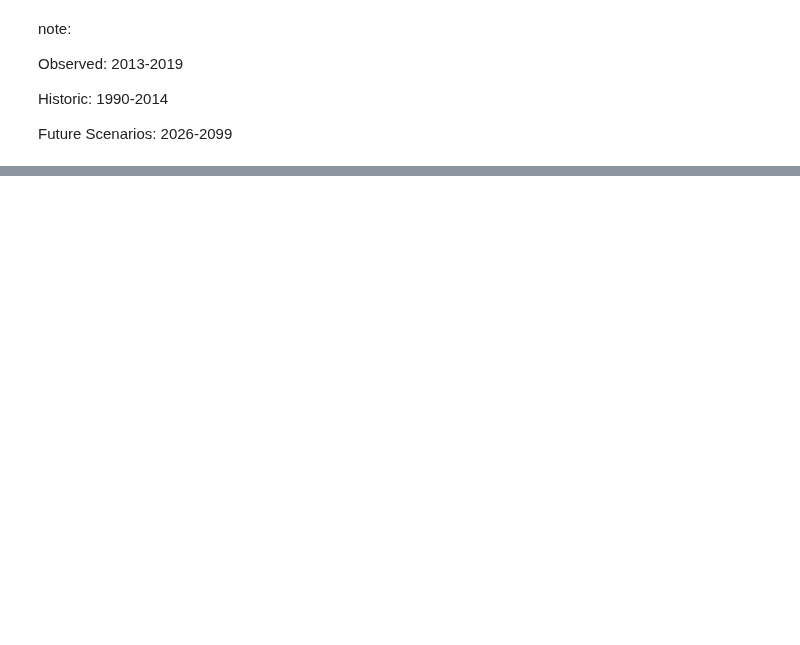
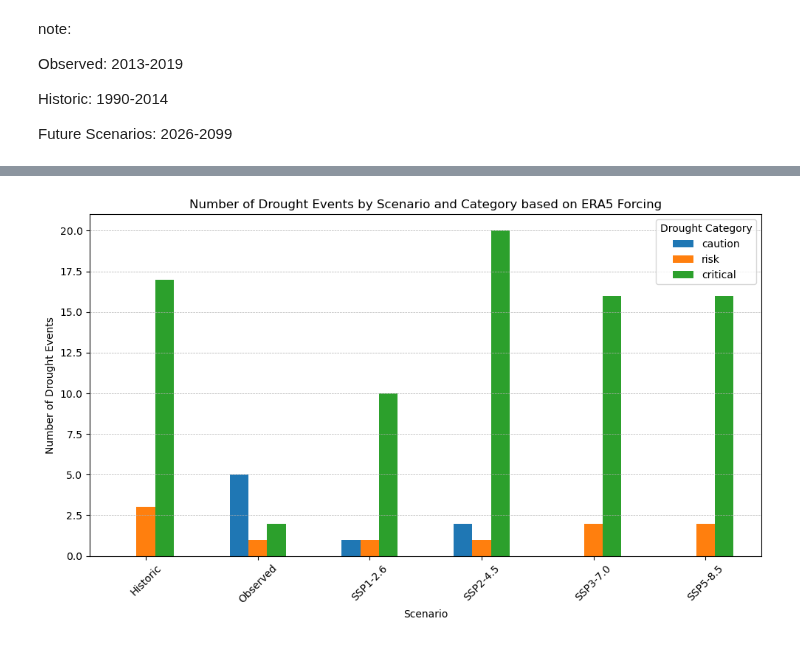
Before and after one commit to eWaterCycle/projects, a Jupyter notebook: book/thesis_projects/BSc/2025_Q4_ElkeSchokking_CEG/work in progress/Drought analysis.ipynb, the cells around one changed output, grey strips where cells are left out. Drawn from its saved outputs; the diff is of its cells as text; code cells hidden in the pictures; blank space fills up the shorter version.

```diff
--- a/book/thesis_projects/BSc/2025_Q4_ElkeSchokking_CEG/work in progress/Drought analysis.ipynb
+++ b/book/thesis_projects/BSc/2025_Q4_ElkeSchokking_CEG/work in progress/Drought analysis.ipynb
@@ -461,3 +303,25 @@ Observed: 2013-2019
 Historic: 1990-2014
 
 Future Scenarios: 2026-2099
+# %%
+# Input data
+scenarios = {
+    "Observed": discharge_series,
+    "Historic": historic.iloc[:, 0],
+    "SSP1-2.6": future.iloc[:, 0],
+    "SSP2-4.5": future.iloc[:, 1],
+    "SSP3-7.0": future.iloc[:, 2],
+    "SSP5-8.5": future.iloc[:, 3]
+}
+
+# Collect all drought events into one list
+all_droughts = []
+
+for name, series in scenarios.items():
+    df = droughts(series, basin_name=name, q_crit=500)
+    df["Scenario"] = name  # Tag scenario name
+    df = df.drop(columns="Basin")  # Drop Basin column here
+    all_droughts.append(df)
+
+# Concatenate into a single DataFrame
+drought_events_df = pd.concat(all_droughts, ignore_index=True)
@@ -463,0 +365,22 @@ Future Scenarios: 2026-2099
+# %%
+# Count number of droughts by Scenario and Status
+grouped_counts = (
+    drought_events_df
+    .groupby(["Scenario", "Status"])
+    .size()
+    .unstack(fill_value=0)
+    .reindex(columns=["caution", "risk", "critical"])
+)
+
+# Plot grouped bar chart
+ax = grouped_counts.plot(kind="bar", figsize=(10, 6))
+ax.set_title("Number of Drought Events by Scenario and Category based on ERA5 Forcing")
+ax.set_xlabel("Scenario")
+ax.set_ylabel("Number of Drought Events")
+plt.xticks(rotation=45)
+plt.grid(True, axis='y', linestyle='--', linewidth=0.5)
+plt.legend(title="Drought Category")
+plt.tight_layout()
+plt.show()
+# %% [output]
+[figure, added]
```
Also changed, not shown: parts of 20 cells of this notebook.
